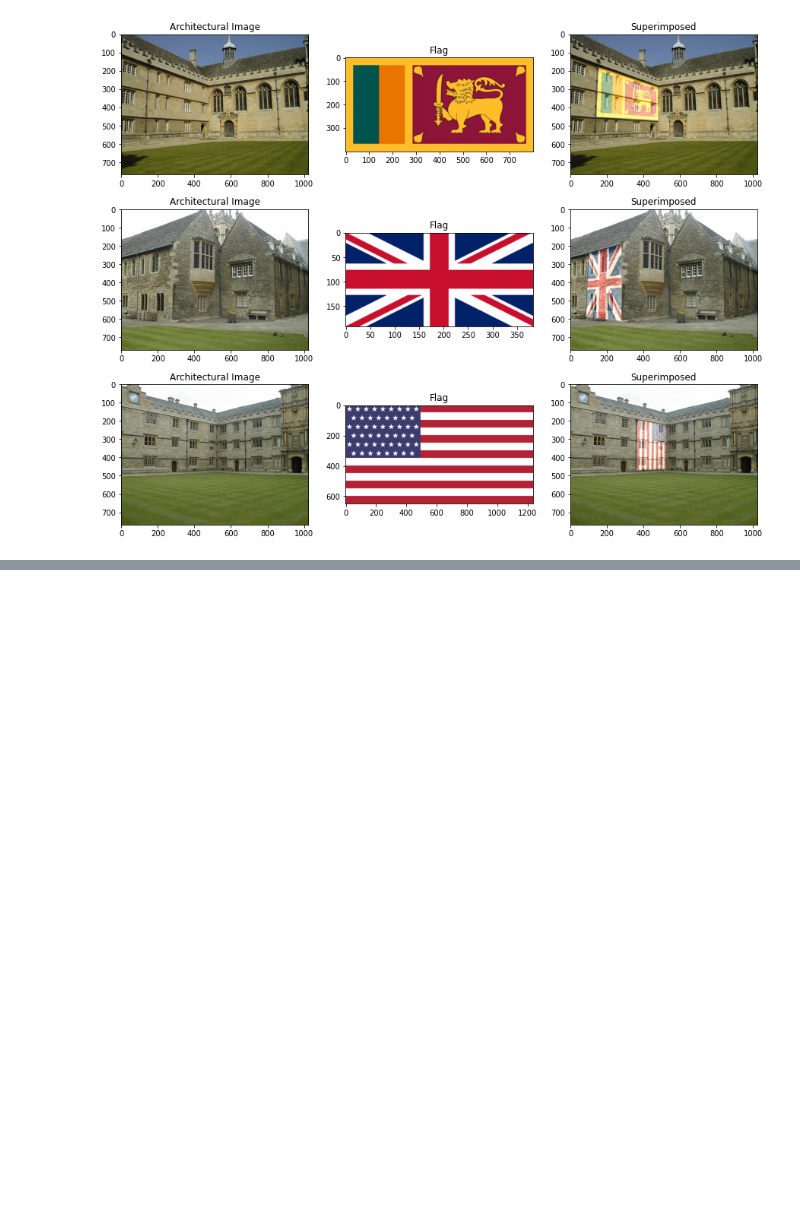
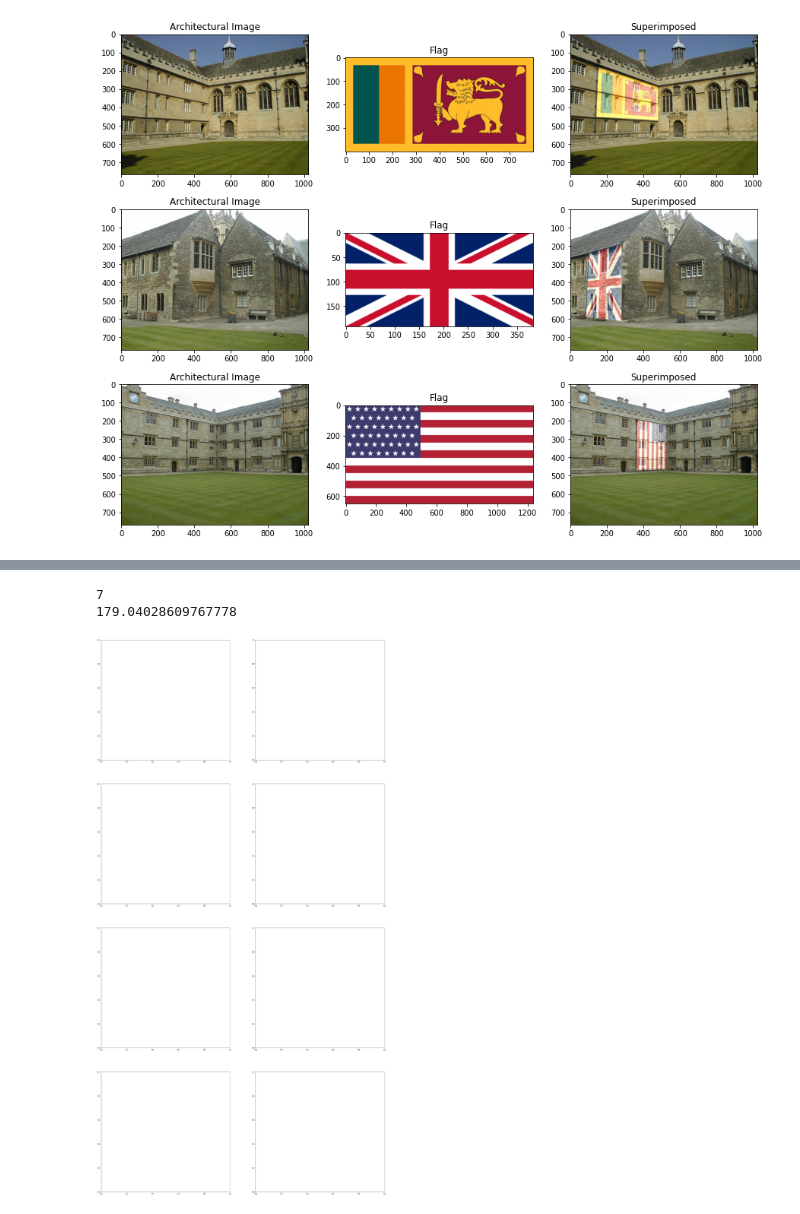
Before and after one commit to KCSAbeywickrama/EN2550-Excercises, a Jupyter notebook: Assignment_02/190018V_a02.ipynb, the cells around one changed output, grey strips where cells are left out. Cells and saved outputs as stored; diff of their text form; code cells hidden in the pictures; blank space fills up the shorter version.

```diff
--- a/Assignment_02/190018V_a02.ipynb
+++ b/Assignment_02/190018V_a02.ipynb
@@ -246,0 +304,55 @@ for i in range(1,4):
+# %%
+
+
+smpl_indxs=np.random.choice(len(pts1),4,replace=False)
+
+smpl_pts1=pts1[smpl_indxs]
+smpl_pts2=pts2[smpl_indxs]
+
+fig,ax=plt.subplots(4,2,figsize=(30,60))
+i=0
+A=[]
+for i in range(len(smpl_indxs)):
+
+    xs,ys=smpl_pts1[i]
+    xd,yd=smpl_pts2[i]
+    A.append((xs,ys,1,0,0,0,-xd*xs,-xd*ys,-xd))
+    A.append((0,0,0,xs,ys,1,-yd*xs,-yd*ys,-yd))
+
+    # img1c3=cv.cvtColor(img1,cv.COLOR_GRAY2BGR)
+    # img2c3=cv.cvtColor(img2,cv.COLOR_GRAY2BGR)
+    # cv.circle(img1c3,tuple(p1),5,color=(0, 0, 255),thickness=5)
+    # cv.circle(img2c3,tuple(p2),5,color=(0, 0, 255),thickness=5)
+    # imshowBGR(img1c3,ax[i,0])
+    # imshowBGR(img2c3,ax[i,1])
+    # i+=1
+    # break
+
+A=np.array(A)
+
+L,V=np.linalg.eig(A.T @ A)
+l=np.argmin(np.abs(L))
+v=V[:,l]
+print(l)
+
+# H=np.array(([1,2,3],[4,5,6]))
+# print(v)
+H=v.reshape((3,3))
+
+Xs=np.vstack((pts1.T,np.ones(pts1.shape[0],dtype=int)))
+Xd=pts2.T
+# print(Xd)
+XdH=H @ Xs
+
+XdH=XdH/XdH[2]
+# print(XdH)
+XdH=np.delete(XdH,2,axis=0)
+# print(XdH)
+tmp_diff_sqr=(XdH-Xd)**2
+err=sum(np.sqrt(tmp_diff_sqr[0]+tmp_diff_sqr[1]))
+print(err)
+# smpl_pts1.shape
+# %% [output]
+7
+179.04028609767778
+[figure, added]
```
Also changed, not shown: parts of 5 cells of this notebook, 1 other file.
